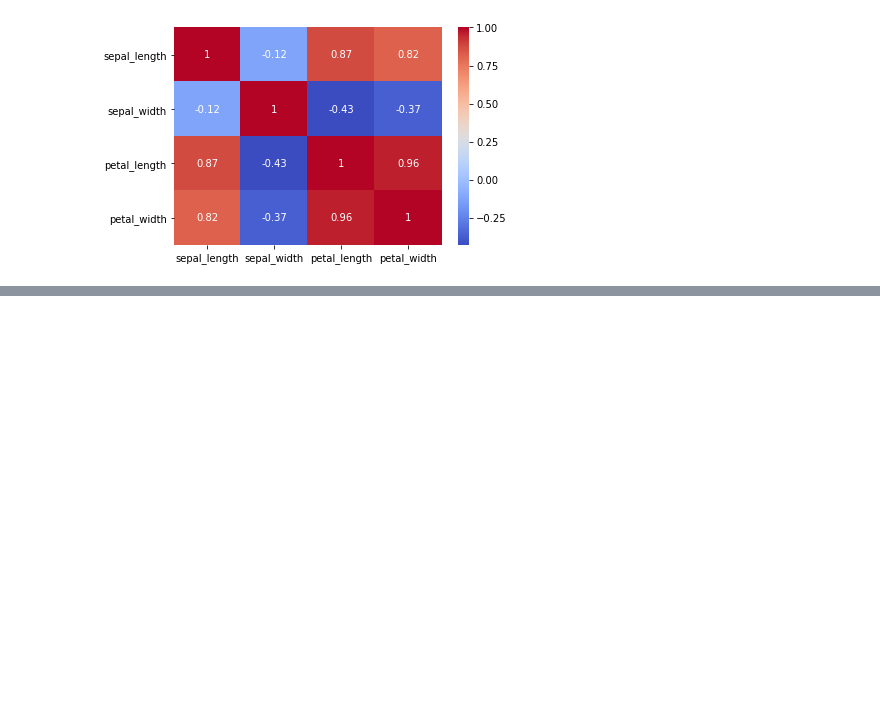
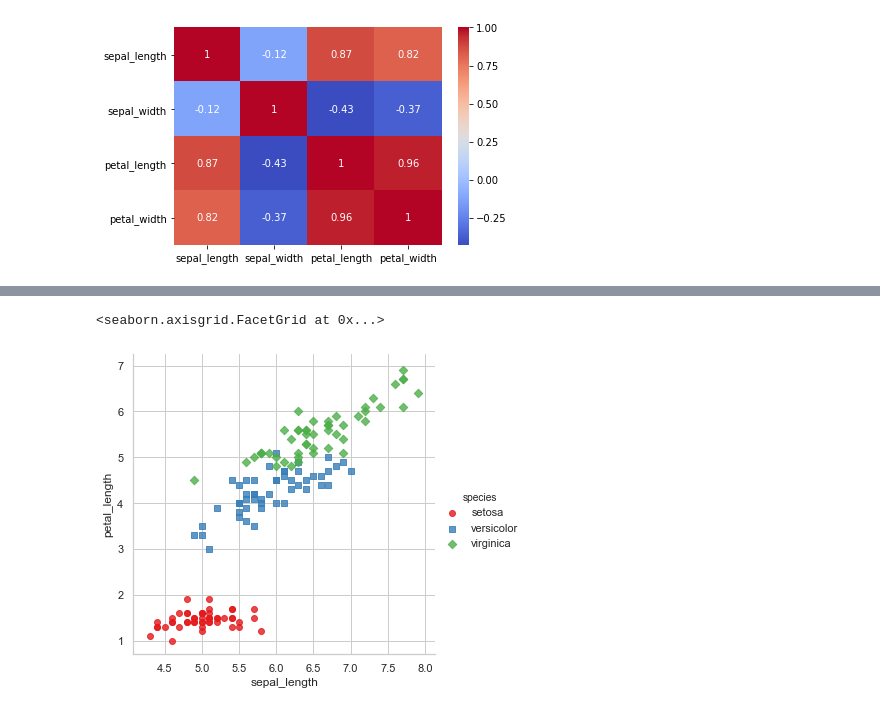
Before and after one commit to EKHTEAR/CSE445-Machine-Learning-AzK-, a Jupyter notebook: Irish_Dataset_Project/Data_Visualization.ipynb, the cells around one changed output, grey strips where cells are left out. Drawn from its saved outputs; the diff is of its cells as text; code cells hidden in the pictures; blank space fills up the shorter version.

```diff
--- a/Irish_Dataset_Project/Data_Visualization.ipynb
+++ b/Irish_Dataset_Project/Data_Visualization.ipynb
@@ -23,0 +30,6 @@ sns.set(style="whitegrid", color_codes=True)
+# %%
+sns.lmplot(x="sepal_length", y="petal_length", hue="species", data = iris, \
+              palette="Set1", fit_reg=False, markers=["o", "s", "D"])
+# %% [output]
+<seaborn.axisgrid.FacetGrid at 0x...>
+[figure, added]
```
Also changed, not shown: parts of 2 cells of this notebook.
